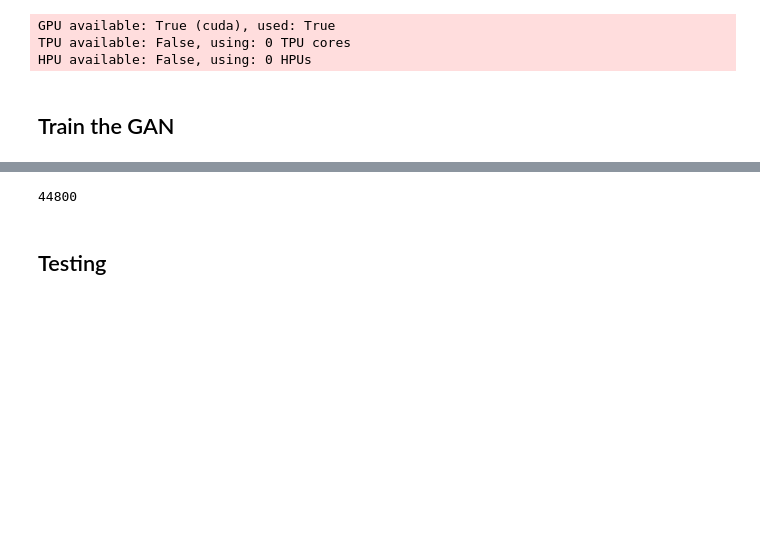
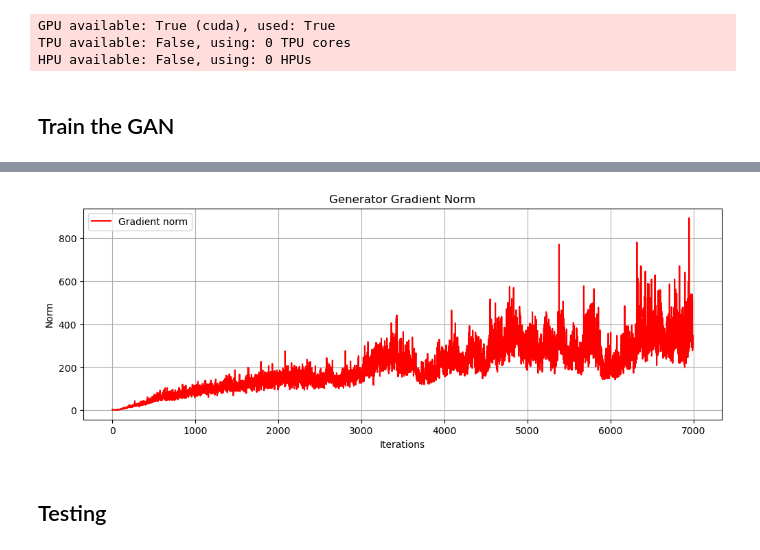
Before and after one commit to Ultimi-Sumiti/GAN_Music_Generator, a Jupyter notebook: train_model_v2.ipynb, the cells around one changed output, grey strips where cells are left out. Cells and saved outputs as stored; diff of their text form; code cells hidden in the pictures; blank space fills up the shorter version.

```diff
--- a/train_model_v2.ipynb
+++ b/train_model_v2.ipynb
@@ -197,7 +211,15 @@ plt.savefig("losses.pdf")
 # %%
-len(loss_tracker.g_losses)
+# Save generator gradient norm.
+plt.figure(figsize=(12, 4))
+plt.plot(loss_tracker.grad_norm, label="Gradient norm", color="red")
+plt.xlabel("Iterations")
+plt.ylabel("Norm")
+plt.title("Generator Gradient Norm")
+plt.legend()
+plt.grid(True)
+plt.savefig("grad_norm.pdf")
 # %% [output]
-44800
+[figure, added]
 # %% [markdown]
 ## Testing
 # %%
```
Also changed, not shown: parts of 11 cells of this notebook, 2 other files.
